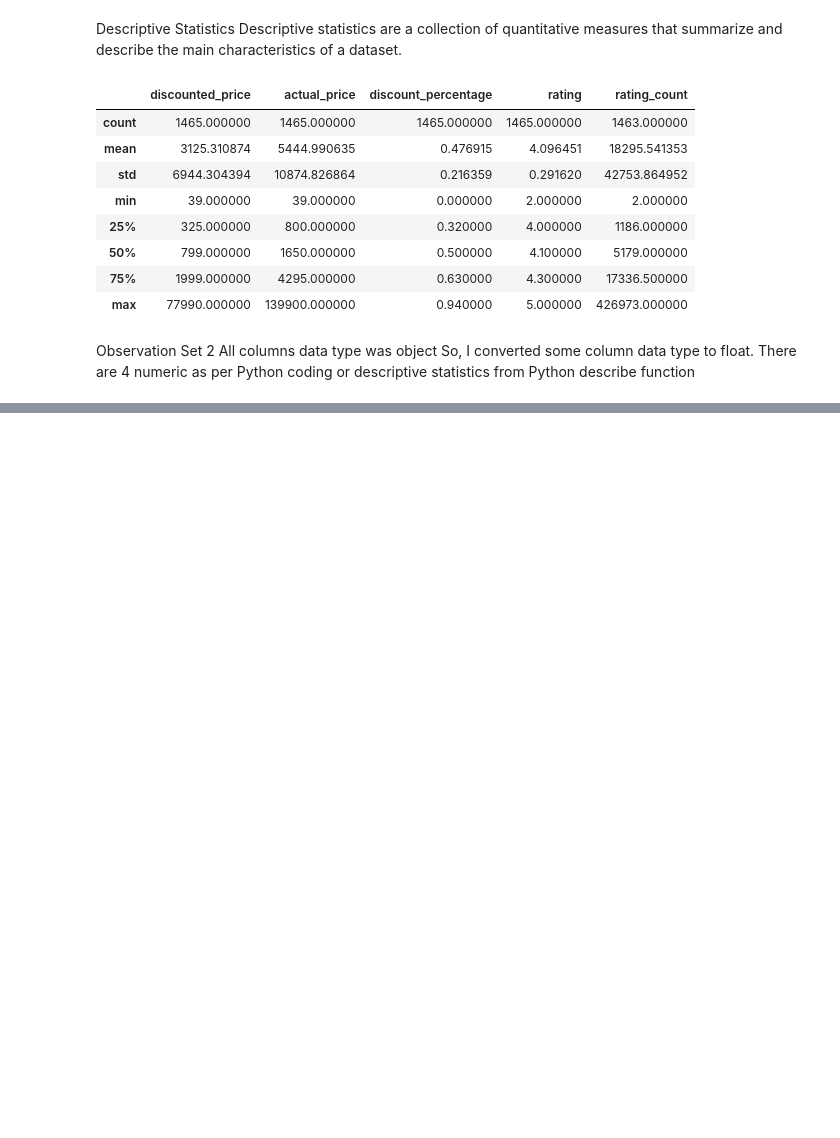
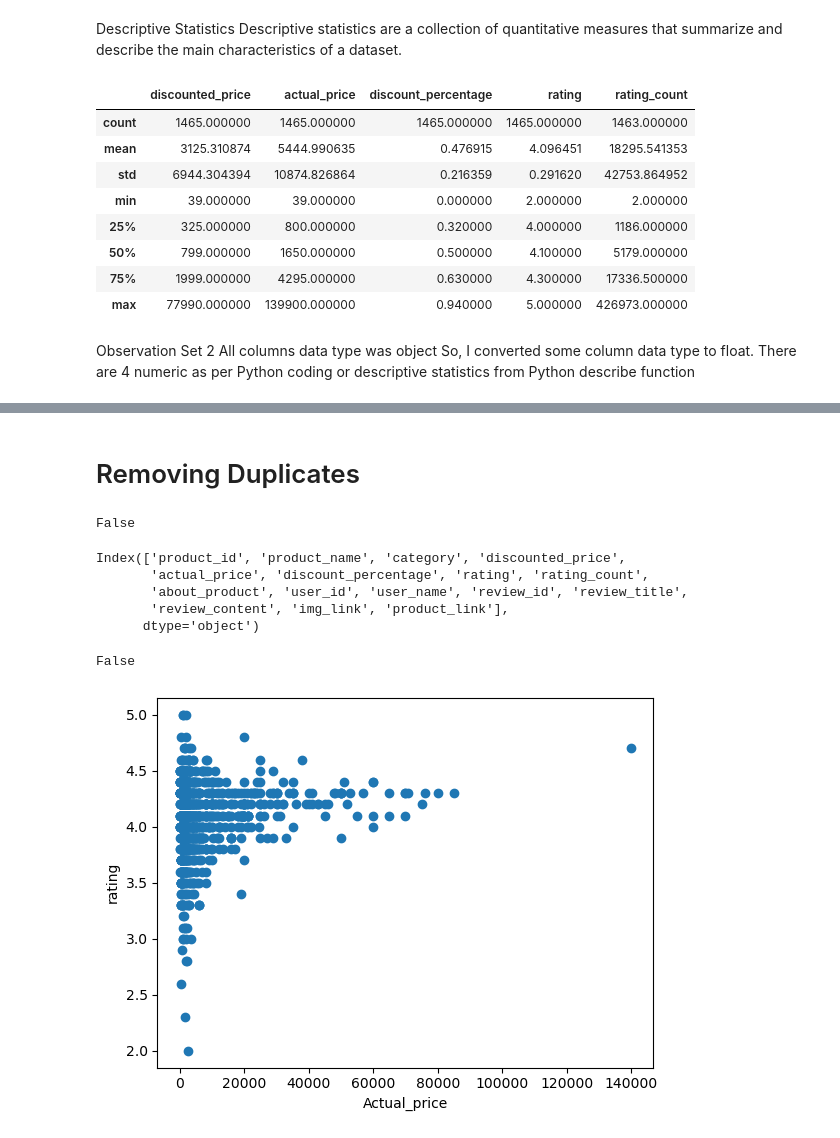
Before and after one commit to keithmmc/dataprojects, a Jupyter notebook: amazonp.ipynb, the cells around one changed output, grey strips where cells are left out. Cells and saved outputs as stored; diff of their text form; code cells hidden in the pictures; blank space fills up the shorter version.

```diff
--- a/amazonp.ipynb
+++ b/amazonp.ipynb
@@ -188,0 +246,2 @@ All columns data type was object So, I converted some column data type to float.
+# %%
+df['rating_count'] = df.rating_count.fillna(value=df['rating_count'].median())
@@ -188,0 +268,14 @@ All columns data type was object So, I converted some column data type to float.
+# %% [markdown]
+# Removing Duplicates
+# %%
+df.duplicated().any()
+# %% [output]
+False
+# %%
+df.columns
+# %% [output]
+Index(['product_id', 'product_name', 'category', 'discounted_price',
+       'actual_price', 'discount_percentage', 'rating', 'rating_count',
+       'about_product', 'user_id', 'user_name', 'review_id', 'review_title',
+       'review_content', 'img_link', 'product_link'],
+      dtype='object')
@@ -188,0 +287,11 @@ All columns data type was object So, I converted some column data type to float.
+# %%
+any_duplicates
+# %% [output]
+False
+# %%
+plt.scatter(df['actual_price'], df['rating'])
+plt.xlabel('Actual_price')
+plt.ylabel('rating')
+plt.show()
+# %% [output]
+[figure, added]
```
Also changed, not shown: parts of 13 cells of this notebook.
